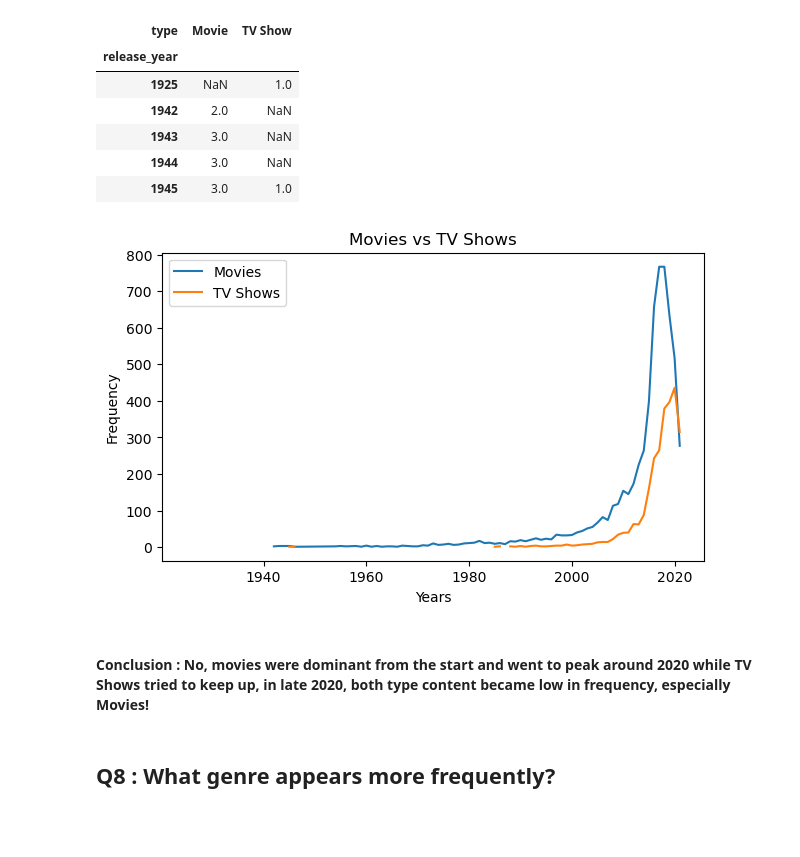
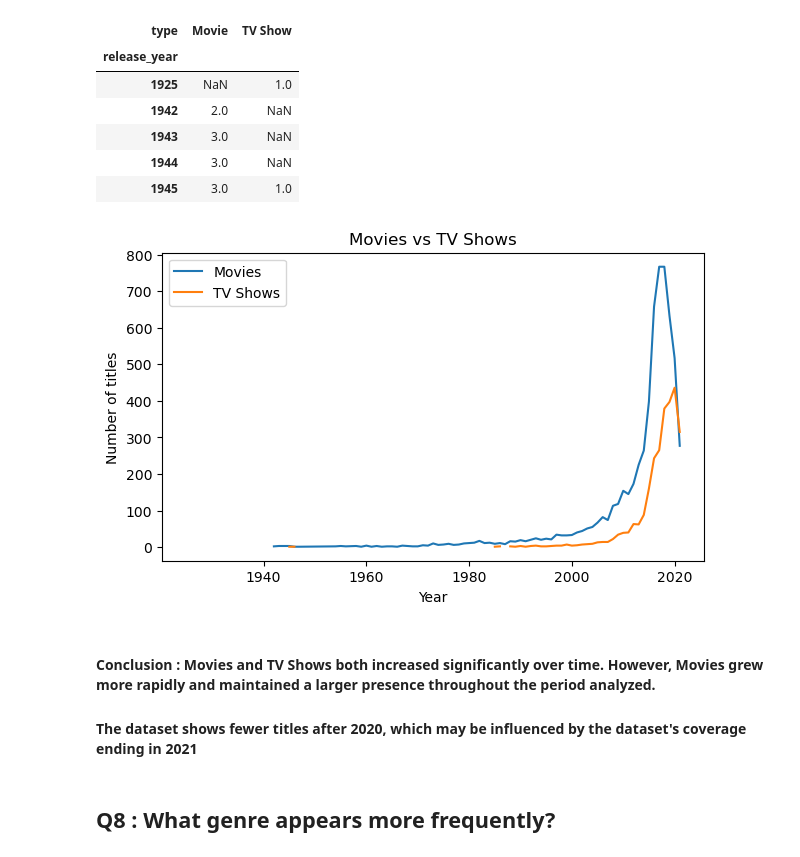
Before and after one commit to Yash-Codes07/netflix-content-analysis, a Jupyter notebook: notebooks/netflix_content_analysis.ipynb, the cells around one changed output. Cells and saved outputs as stored; diff of their text form; code cells hidden in the pictures; blank space fills up the shorter version.

```diff
--- a/notebooks/netflix_content_analysis.ipynb
+++ b/notebooks/netflix_content_analysis.ipynb
@@ -238,16 +241,17 @@ yearly_content.head()
 # %%
 plt.figure(figsize=(7, 4))
 plt.plot(yearly_content.index, yearly_content["Movie"], label="Movies")
 plt.plot(yearly_content.index, yearly_content["TV Show"], label="TV Shows")
 plt.legend()
 plt.title("Movies vs TV Shows")
-plt.xlabel("Years")
-plt.ylabel("Frequency")
+plt.xlabel("Year")
+plt.ylabel("Number of titles")
 plt.show()
 # %% [output]
-[figure, old version]
+[figure, new version]
 # %% [markdown]
-#### Conclusion : No, movies were dominant from the start and went to peak around 2020 while TV Shows tried to keep up, in late 2020, both type content became low in frequency, especially Movies!
+#### Conclusion : Movies and TV Shows both increased significantly over time. However, Movies grew more rapidly and maintained a larger presence throughout the period analyzed.
+#### The dataset shows fewer titles after 2020, which may be influenced by the dataset's coverage ending in 2021
 # %% [markdown]
 ## Q8 : What genre appears more frequently?
 # %%
```
Also changed, not shown: parts of 33 cells of this notebook.
